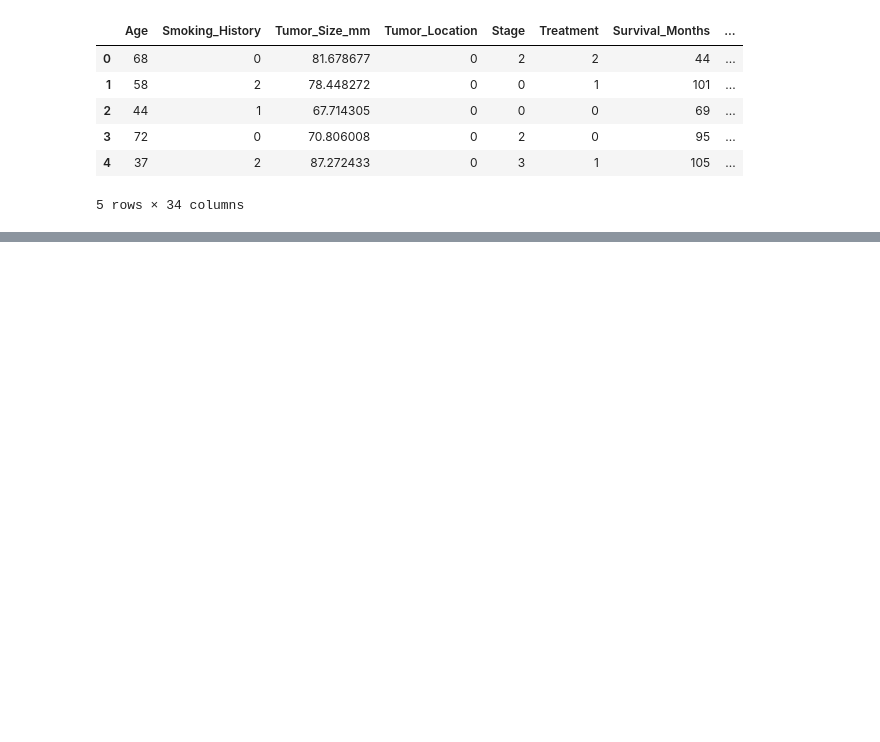
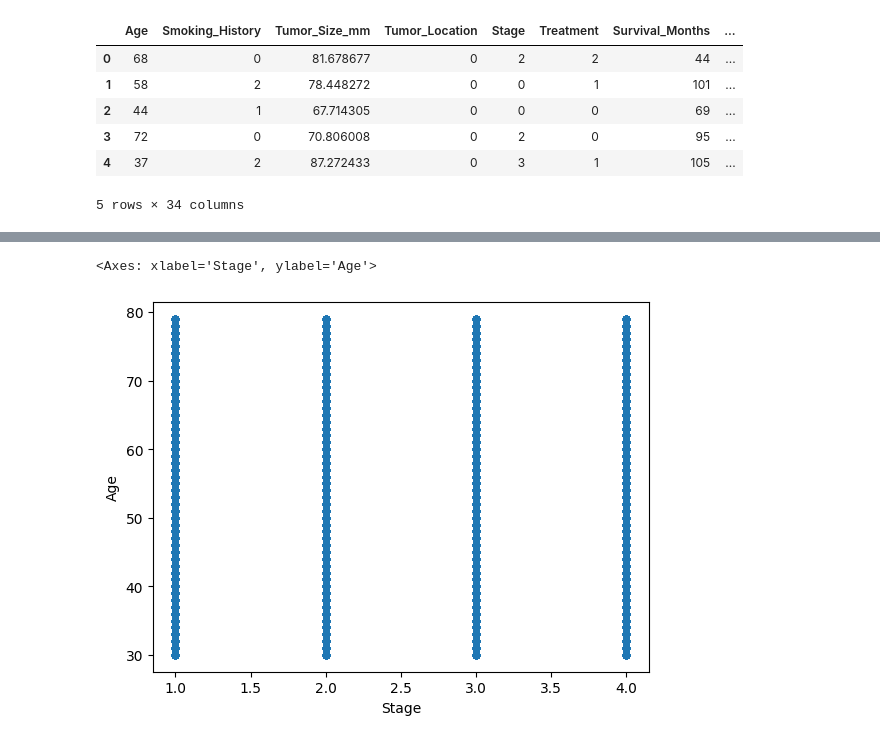
Before and after one commit to ChiefBibek/Lung-Cancer-Prediction, a Jupyter notebook: lung_cancer_prediction.ipynb, the cells around one changed output, grey strips where cells are left out. Cells and saved outputs as stored; diff of their text form; code cells hidden in the pictures; blank space fills up the shorter version.

```diff
--- a/lung_cancer_prediction.ipynb
+++ b/lung_cancer_prediction.ipynb
@@ -28,7 +30,8 @@ df.drop(['Insurance_Type'], axis=1, inplace=True)
 df.drop(['Gender'], axis=1, inplace=True)
 df.drop(['Patient_ID'], axis=1, inplace=True)
 # %%
-Categorical = ['Smoking_History','Tumor_Location','Stage','Treatment','Family_History','Comorbidity_Diabetes','Comorbidity_Hypertension','Comorbidity_Heart_Disease','Comorbidity_Chronic_Lung_Disease','Comorbidity_Kidney_Disease','Comorbidity_Autoimmune_Disease','Comorbidity_Other']
+Categorical = ['Smoking_History','Tumor_Location','Stage','Treatment']
+# 'Family_History','Comorbidity_Diabetes','Comorbidity_Hypertension','Comorbidity_Heart_Disease','Comorbidity_Chronic_Lung_Disease','Comorbidity_Kidney_Disease','Comorbidity_Autoimmune_Disease','Comorbidity_Other'
 # #Initialize OneHotEncoder
 # encoder = OneHotEncoder(sparse_output=False)
 # # Apply one-hot encoding to the categorical columns
@@ -46,3 +49,8 @@ for column in Categorical:
     le = LabelEncoder()
     df[column] = le.fit_transform(df[column])
     label_encoders[column] = le
+# %%
+choice = df[['Family_History','Comorbidity_Diabetes','Comorbidity_Hypertension','Comorbidity_Heart_Disease','Comorbidity_Chronic_Lung_Disease','Comorbidity_Kidney_Disease','Comorbidity_Autoimmune_Disease','Comorbidity_Other']]
+for column in choice:
+    choice[column] = choice[column].replace('Yes', 1)
+    choice[column] = choice[column].replace('No', 0)
@@ -49,3 +68,6 @@ for column in Categorical:
+# %%
+df.drop(['Family_History','Comorbidity_Diabetes','Comorbidity_Hypertension','Comorbidity_Heart_Disease','Comorbidity_Chronic_Lung_Disease','Comorbidity_Kidney_Disease','Comorbidity_Autoimmune_Disease','Comorbidity_Other'], axis=1, inplace=True)
+df=pd.concat([df, choice], axis=1)
 # %%
 df.head()
 # %% [output]
@@ -58,0 +106,7 @@ df.head()
+# %%
+# Define replacement values for each column
+Stage_values = {'Stage': {2: 3, 0: 1,3:4,1:2}}
+
+# Replace values in multiple columns
+df.replace(Stage_values, inplace=True)
+df.head()
@@ -58,0 +121,5 @@ df.head()
+# %%
+df.plot(kind="scatter", x="Stage", y="Age", alpha=1)
+# %% [output]
+<Axes: xlabel='Stage', ylabel='Age'>
+[figure, added]
```
Also changed, not shown: parts of 30 cells of this notebook.
